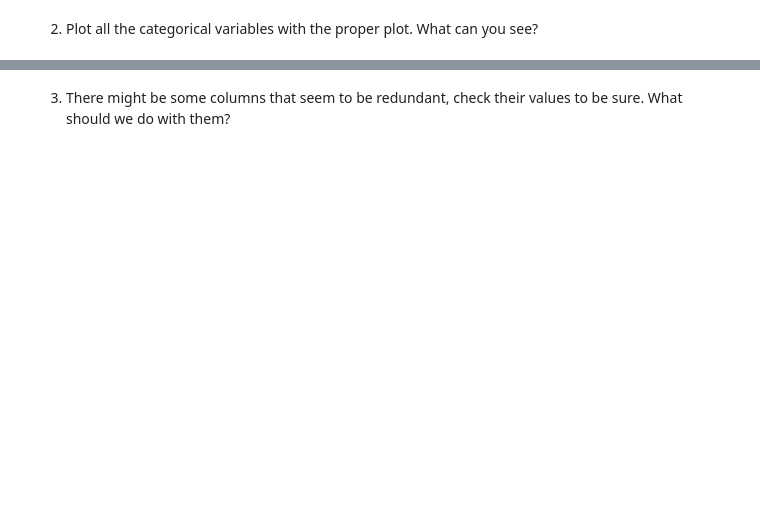
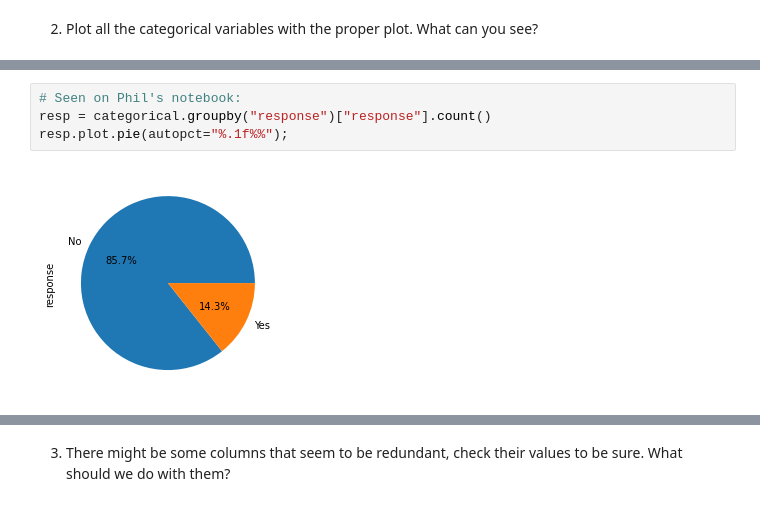
Before and after one commit to chrislacarte/lab-cleaning-numerical-data, a Jupyter notebook: main_notebook.ipynb, the cells around one changed output, grey strips where cells are left out. Saved outputs shown, nothing was run; the diff lists cells and outputs as text; blank space fills up the shorter version.

```diff
--- a/main_notebook.ipynb
+++ b/main_notebook.ipynb
@@ -683,0 +736,6 @@ categorical_df
+# %%
+# Seen on Phil's notebook:
+resp = categorical.groupby("response")["response"].count()
+resp.plot.pie(autopct="%.1f%%");
+# %% [output]
+[figure, added]
```
Also changed, not shown: parts of 51 cells of this notebook.
